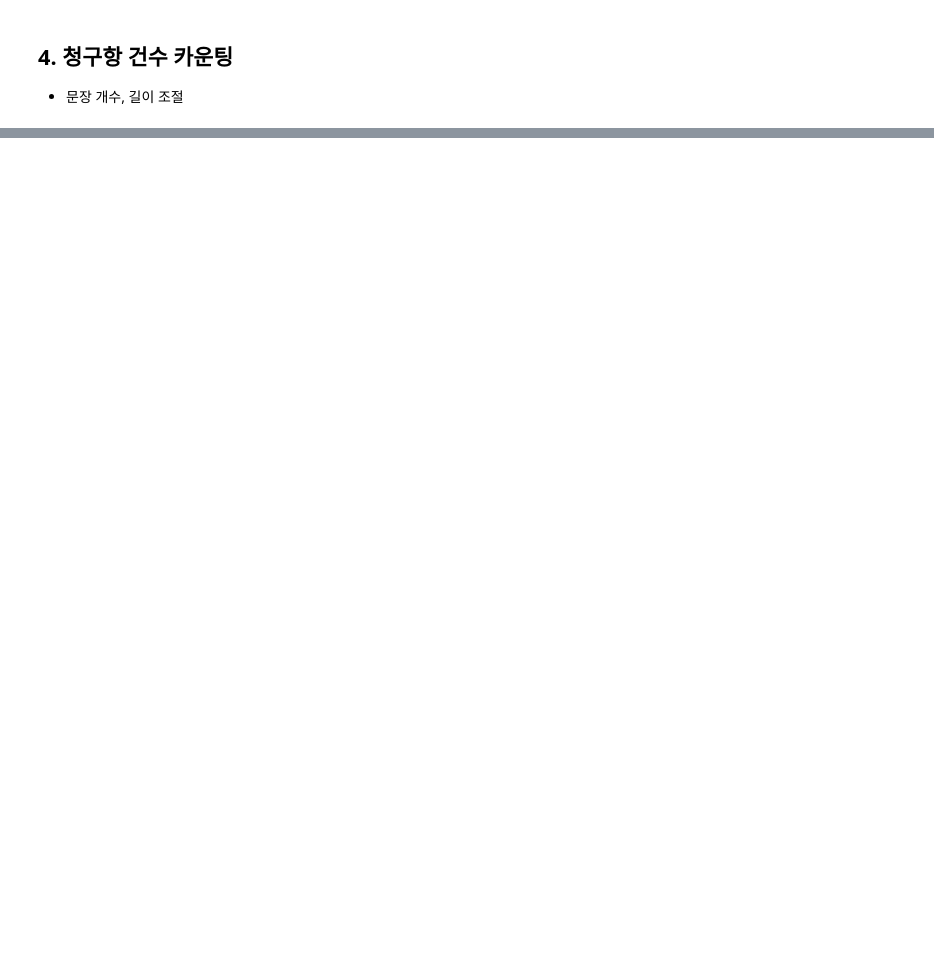
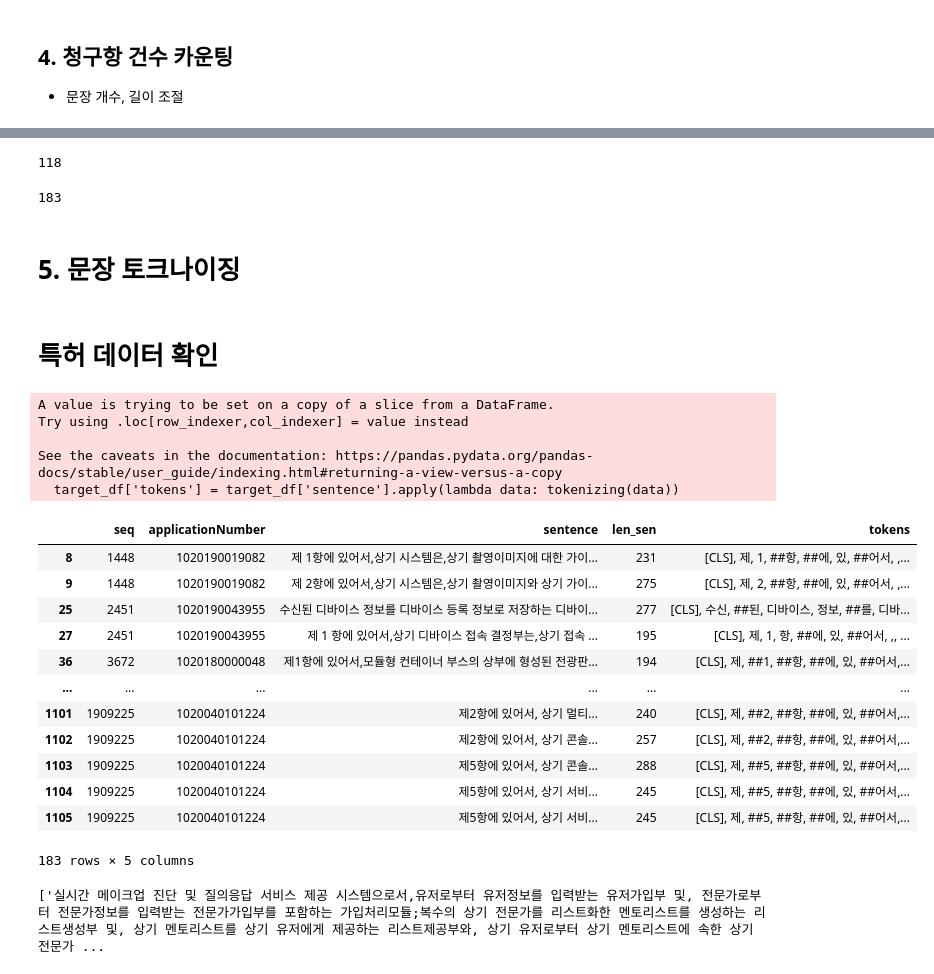
Before and after one commit to heejung-yu/patent, a Jupyter notebook: 1.data_preprocessing/create_llm_training_data.ipynb, the cells around one changed output, grey strips where cells are left out. Saved outputs shown, nothing was run; the diff lists cells and outputs as text; code cells hidden in the pictures; blank space fills up the shorter version.

```diff
--- a/1.data_preprocessing/create_llm_training_data.ipynb
+++ b/1.data_preprocessing/create_llm_training_data.ipynb
@@ -112,0 +115,10 @@ for claim in split_claim:
+# %%
+# 불용어 제거
+def delete_word(text: str)->str:
+    delete_word = ["삭제", "<P INDENT='14' ALIGN='JUSTIFIED'>", "</P>", "\n"]
+    for delete in delete_word:
+        text = text.replace(delete, "", -1)
+    return text
+
+claim_df['claim'] = claim_df['claim'].apply(lambda data: delete_word(data))
+claim_df
@@ -112,0 +139,9 @@ for claim in split_claim:
+# %%
+#TODO: functions.py의 delete_claim_number 함수로 교체
+def text_replace(text:str)->str:
+    new_text = re.sub(r"(\d)\. ", " ", text, count=1)
+    new_text = re.sub(r"(\d)\. ", "\n", new_text)
+    return new_text.strip()
+
+claim_df['claim'] = claim_df['claim'].apply(lambda data: text_replace(data))
+claim_df
@@ -112,0 +162,7 @@ for claim in split_claim:
+# %%
+claim_df2 = claim_df.copy()
+claim_df2 = claim_df2.assign(sentence=claim_df2['claim'].str.split("\n")).explode("sentence").reset_index(drop=True) # 청구항 문장 단위로 분리
+claim_df2 = claim_df2[claim_df2['sentence'].apply(lambda data: True if len(data)>1 else False)]  # 공백 제거
+claim_df2 = claim_df2.assign(len_sen=claim_df2['sentence'].apply(lambda data: len(data)))
+claim_df2 = claim_df2.drop(columns=['claim'])
+claim_df2
@@ -112,0 +185,45 @@ for claim in split_claim:
+# %%
+len(claim_df2['applicationNumber'].unique())
+# %% [output]
+118
+# %%
+target_df = claim_df2[(claim_df2['len_sen'] >= 194) & (claim_df2['len_sen'] <= 294)]
+len(target_df)
+# %% [output]
+183
+# %% [markdown]
+# 5. 문장 토크나이징
+# %% [markdown]
+# 특허 데이터 확인
+# %%
+#TODO: functions.py 수정
+
+model_path = "../KIPI-KorPatELECTRA/KorPatELECTRA/PT"
+tokenizer = ElectraTokenizer.from_pretrained(model_path)
+def tokenizing(sen: str)-> str:
+    tokens = tokenizer.tokenize(sen)
+    tokens = ["[CLS]"] + tokens + ["[SEP]"]
+
+    return ", ".join(token for token in tokens)
+
+target_df['tokens'] = target_df['sentence'].apply(lambda data: tokenizing(data))
+target_df
+# %% [output]
+A value is trying to be set on a copy of a slice from a DataFrame.
+Try using .loc[row_indexer,col_indexer] = value instead
+
+See the caveats in the documentation: https://pandas.pydata.org/pandas-docs/stable/user_guide/indexing.html#returning-a-view-versus-a-copy
+  target_df['tokens'] = target_df['sentence'].apply(lambda data: tokenizing(data))
+|  | seq | applicationNumber | sentence | len_sen | tokens |
+| 8 | 1448 | 1020190019082 | 제 1항에 있어서,상기 시스템은,상기 촬영이미지에 대한 가이... | 231 | [CLS], 제, 1, ##항, ##에, 있, ##어서, ,... |
+| 9 | 1448 | 1020190019082 | 제 2항에 있어서,상기 시스템은,상기 촬영이미지와 상기 가이... | 275 | [CLS], 제, 2, ##항, ##에, 있, ##어서, ,... |
+| 25 | 2451 | 1020190043955 | 수신된 디바이스 정보를 디바이스 등록 정보로 저장하는 디바이... | 277 | [CLS], 수신, ##된, 디바이스, 정보, ##를, 디바... |
+| 27 | 2451 | 1020190043955 | 제 1 항에 있어서,상기 디바이스 접속 결정부는,상기 접속 ... | 195 | [CLS], 제, 1, 항, ##에, 있, ##어서, ,, ... |
+| 36 | 3672 | 1020180000048 | 제1항에 있어서,모듈형 컨테이너 부스의 상부에 형성된 전광판... | 194 | [CLS], 제, ##1, ##항, ##에, 있, ##어서,... |
+| ... | ... | ... | ... | ... | ... |
+| 1101 | 1909225 | 1020040101224 | 제2항에 있어서, 상기 멀티... | 240 | [CLS], 제, ##2, ##항, ##에, 있, ##어서,... |
+| 1102 | 1909225 | 1020040101224 | 제2항에 있어서, 상기 콘솔... | 257 | [CLS], 제, ##2, ##항, ##에, 있, ##어서,... |
+| 1103 | 1909225 | 1020040101224 | 제5항에 있어서, 상기 콘솔... | 288 | [CLS], 제, ##5, ##항, ##에, 있, ##어서,... |
+| 1104 | 1909225 | 1020040101224 | 제5항에 있어서, 상기 서비... | 245 | [CLS], 제, ##5, ##항, ##에, 있, ##어서,... |
+| 1105 | 1909225 | 1020040101224 | 제5항에 있어서, 상기 서비... | 245 | [CLS], 제, ##5, ##항, ##에, 있, ##어서,... |
+183 rows × 5 columns
@@ -112,0 +232,5 @@ for claim in split_claim:
+# %%
+for claim in claim_df[claim_df['applicationNumber']==1020190019082]['claim'].str.split("\n"):
+    print(claim)
+# %% [output]
+['실시간 메이크업 진단 및 질의응답 서비스 제공 시스템으로서,유저로부터 유저정보를 입력받는 유저가입부 및, 전문가로부터 전문가정보를 입력받는 전문가가입부를 포함하는 가입처리모듈;복수의 상기 전문가를 리스트화한 멘토리스트를 생성하는 리스트생성부 및, 상기 멘토리스트를 상기 유저에게 제공하는 리스트제공부와, 상기 유저로부터 상기 멘토리스트에 속한 상기 전문가 ...
```
Also changed, not shown: parts of 21 cells of this notebook, 3 other files.
